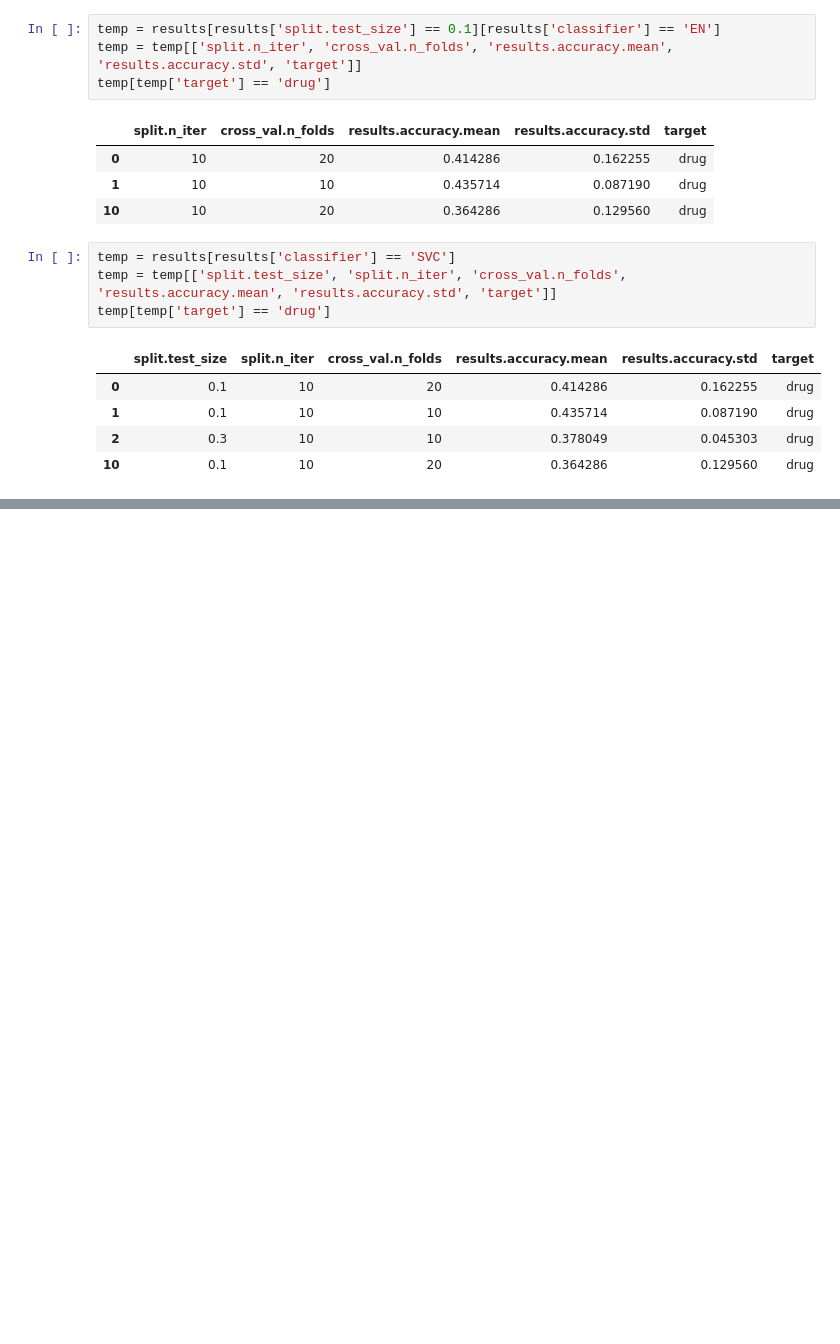
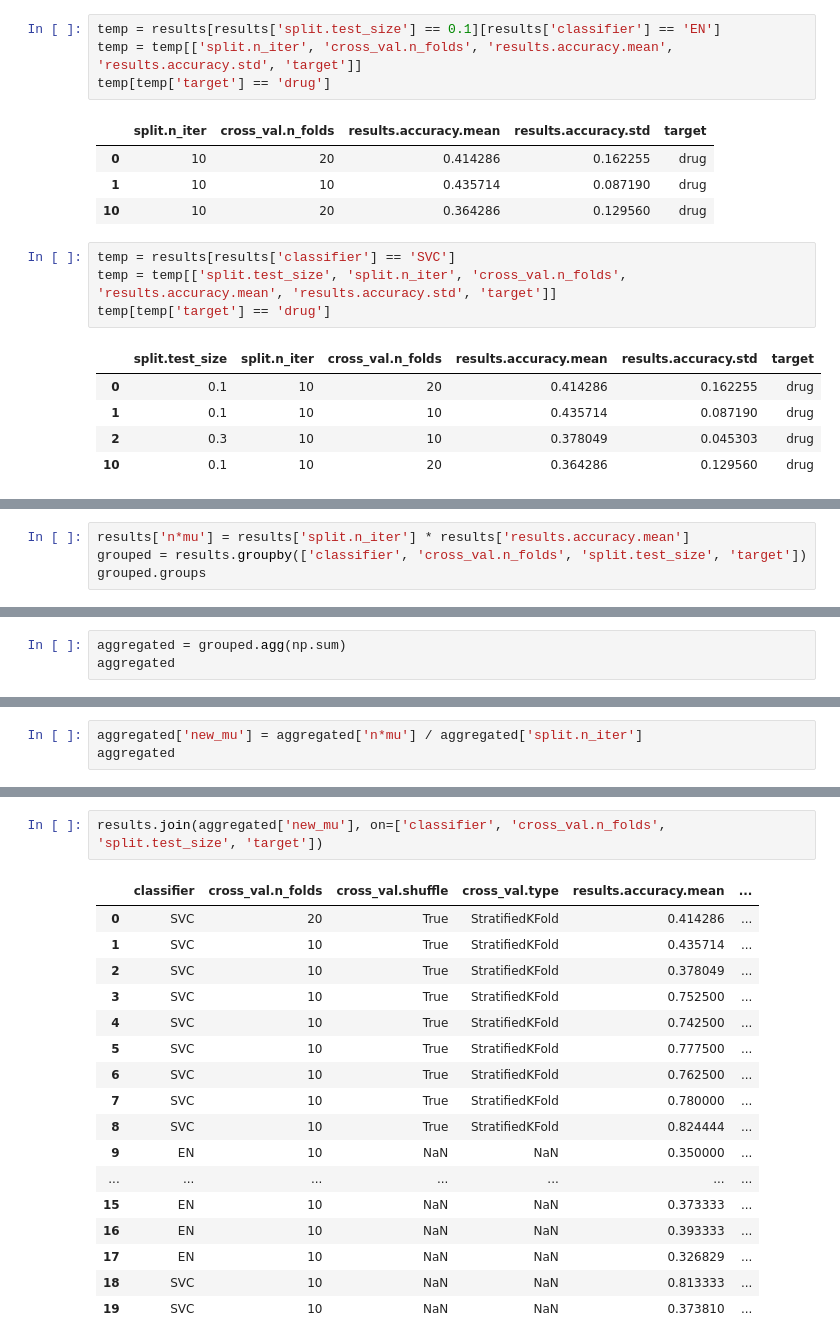
Before and after one commit to hmourit/MScThesis, a Jupyter notebook: Plots.ipynb, the cells around one changed output, grey strips where cells are left out. Drawn from its saved outputs; the diff is of its cells as text; blank space fills up the shorter version.

```diff
--- a/Plots.ipynb
+++ b/Plots.ipynb
@@ -87,0 +63,4 @@ temp[temp['target'] == 'drug']
+# %%
+results['n*mu'] = results['split.n_iter'] * results['results.accuracy.mean']
+grouped = results.groupby(['classifier', 'cross_val.n_folds', 'split.test_size', 'target'])
+grouped.groups
@@ -87,0 +77,3 @@ temp[temp['target'] == 'drug']
+# %%
+aggregated = grouped.agg(np.sum)
+aggregated
@@ -87,0 +92,3 @@ temp[temp['target'] == 'drug']
+# %%
+aggregated['new_mu'] = aggregated['n*mu'] / aggregated['split.n_iter']
+aggregated
@@ -87,0 +107,20 @@ temp[temp['target'] == 'drug']
+# %%
+results.join(aggregated['new_mu'], on=['classifier', 'cross_val.n_folds', 'split.test_size', 'target'])
+# %% [output]
+|  | classifier | cross_val.n_folds | cross_val.shuffle | cross_val.type | results.accuracy.mean | ... |
+| 0 | SVC | 20 | True | StratifiedKFold | 0.414286 | ... |
+| 1 | SVC | 10 | True | StratifiedKFold | 0.435714 | ... |
+| 2 | SVC | 10 | True | StratifiedKFold | 0.378049 | ... |
+| 3 | SVC | 10 | True | StratifiedKFold | 0.752500 | ... |
+| 4 | SVC | 10 | True | StratifiedKFold | 0.742500 | ... |
+| 5 | SVC | 10 | True | StratifiedKFold | 0.777500 | ... |
+| 6 | SVC | 10 | True | StratifiedKFold | 0.762500 | ... |
+| 7 | SVC | 10 | True | StratifiedKFold | 0.780000 | ... |
+| 8 | SVC | 10 | True | StratifiedKFold | 0.824444 | ... |
+| 9 | EN | 10 | NaN | NaN | 0.350000 | ... |
+| ... | ... | ... | ... | ... | ... | ... |
+| 15 | EN | 10 | NaN | NaN | 0.373333 | ... |
+| 16 | EN | 10 | NaN | NaN | 0.393333 | ... |
+| 17 | EN | 10 | NaN | NaN | 0.326829 | ... |
+| 18 | SVC | 10 | NaN | NaN | 0.813333 | ... |
+| 19 | SVC | 10 | NaN | NaN | 0.373810 | ... |
```
Also changed, not shown: parts of 14 cells of this notebook, 3 other files.
